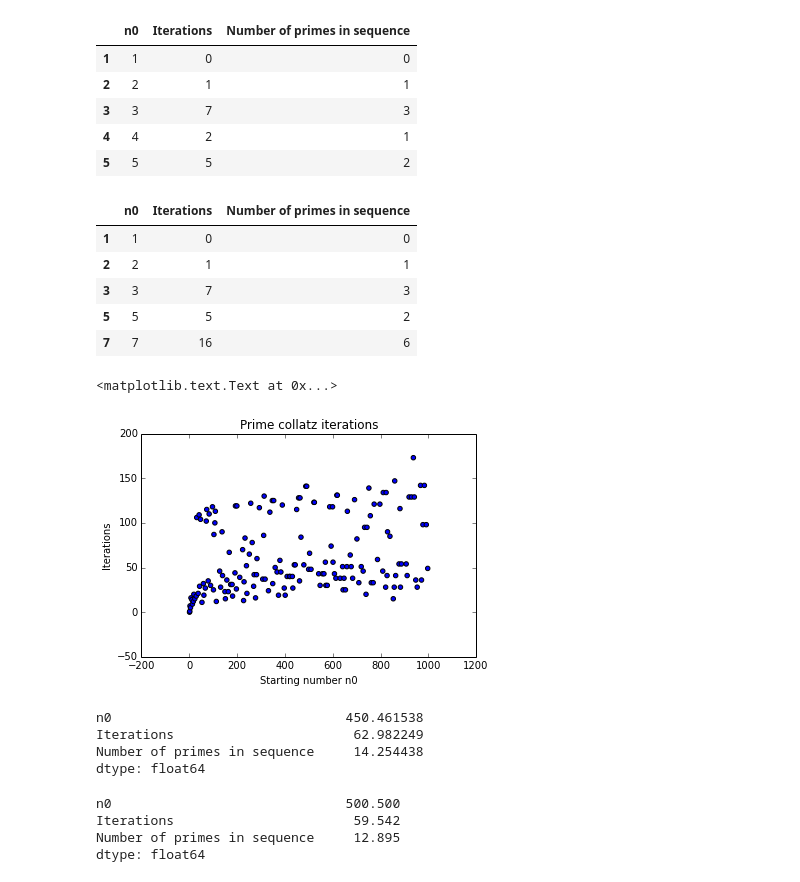
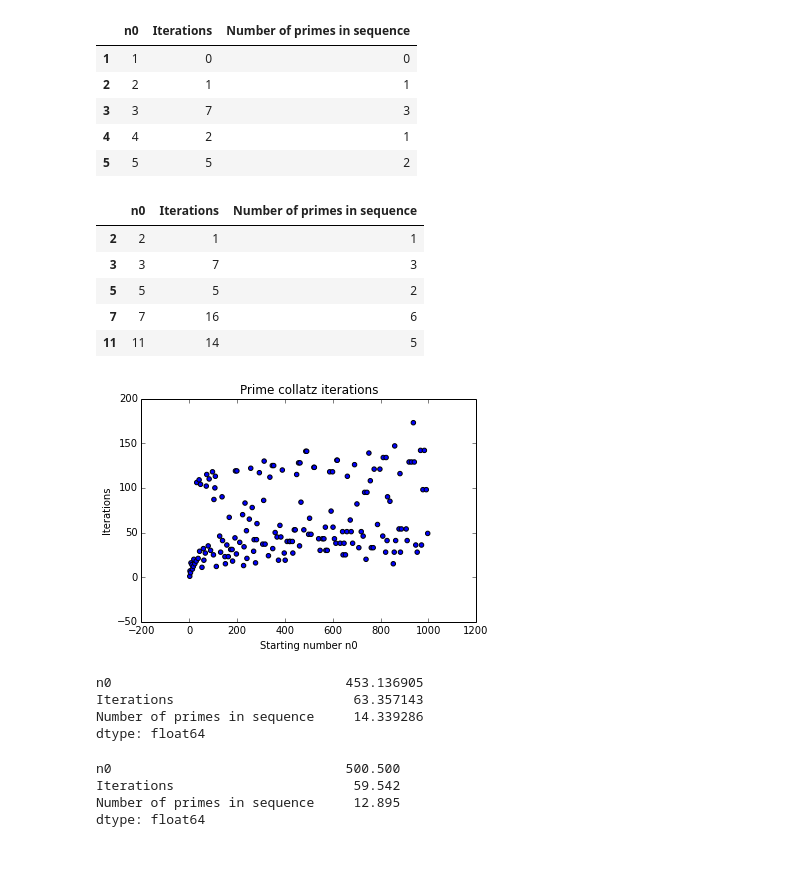
Before and after one commit to George231086/Miscellaneous, a Jupyter notebook: collatz.ipynb, the cells around one changed output. Drawn from its saved outputs; the diff is of its cells as text; code cells hidden in the pictures.

```diff
--- a/collatz.ipynb
+++ b/collatz.ipynb
@@ -62,10 +66,20 @@ plt.ylabel("Iterations")
 # %%
 index=np.arange(1,1001)
 df=pd.DataFrame(index=index,data=vCollatzIterations(index),columns=["Iterations"])
+# Add no column
 df['n0']=df.index
+# Reorder columns
 df=df[['n0','Iterations']]
 
 def isPrime(x):
+
+    '''
+    Check whether positive integer is prime.
+    '''
+
+    if x==1:
+        return False
+
     i=2
     while i < x:
         if x%i==0:
@@ -74,6 +88,11 @@ def isPrime(x):
     return True
 
 def numberOfPrimes(l):
+
+    '''
+    Find the number of prime elements in a given list l.
+    '''
+
     return len([n for n in l if isPrime(n) and n!=1])
 
 df.head()
@@ -95,30 +115,34 @@ df.head()
 | 4 | 4 | 2 | 1 |
 | 5 | 5 | 5 | 2 |
 # %%
-primeDf=df[df['n0'].map(lambda x: isPrime(x))]
+# Use boolean mask to create dataframe consisting of prime n0.
+mask=df['n0'].map(lambda x: isPrime(x))
+primeDf=df[mask]
 primeDf.head(5)
 # %% [output]
 |  | n0 | Iterations | Number of primes in sequence |
-| 1 | 1 | 0 | 0 |
 | 2 | 2 | 1 | 1 |
 | 3 | 3 | 7 | 3 |
 | 5 | 5 | 5 | 2 |
 | 7 | 7 | 16 | 6 |
+| 11 | 11 | 14 | 5 |
 # %%
+# Plot a scatter graph for prime n0
 plt.scatter(primeDf['n0'],primeDf['Iterations'])
 plt.title("Prime collatz iterations")
 plt.xlabel("Starting number n0")
 plt.ylabel("Iterations")
+plt.show()
 # %% [output]
-<matplotlib.text.Text at 0x...>
 [figure]
-# %%
-primeDf.mean()
-# %% [output]
-n0                              450.461538
-Iterations                       62.982249
-Number of primes in sequence     14.254438
-dtype: float64
+# %%
+# Mean number of iterations only slightly higher for prime initial n0.
+primeDf.mean()
+# %% [output]
+n0                              453.136905
+Iterations                       63.357143
+Number of primes in sequence     14.339286
+dtype: float64
 # %%
 df.mean()
 # %% [output]
```
Also changed, not shown: parts of 19 cells of this notebook.
